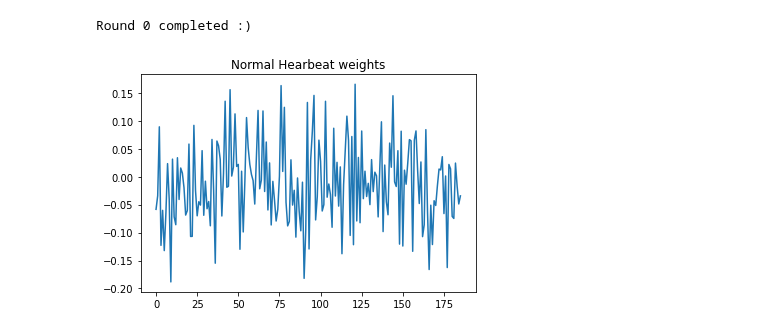
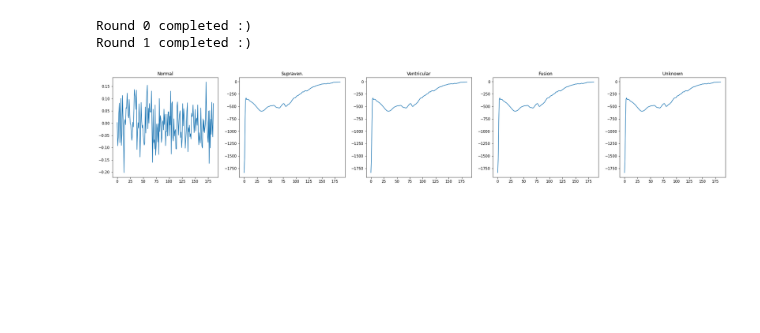
Before and after one commit to dilawarm/federated, a Jupyter notebook: notebooks/crypto.ipynb, the cells around one changed output. Saved outputs shown, nothing was run; the diff lists cells and outputs as text; code cells hidden in the pictures; blank space fills up the shorter version.

Commit message:
encryption

```diff
--- a/notebooks/crypto.ipynb
+++ b/notebooks/crypto.ipynb
@@ -10,7 +10,7 @@ from federated.data.mitbih_data_preprocessing import load_data, create_unbalance
 # %%
 train_client_data, test_client_data = load_data(normalized=True, data_selector=create_unbalanced_data)
 # %%
-LIMIT = 100
+LIMIT = 1000
 # %%
 def get_data_for_clients(source):
     data = []
@@ -134,25 +134,8 @@ sizes = [186, 5]
 weights = [np.random.randn(y, x)/np.sqrt(x) for x, y in zip(sizes[:-1], sizes[1:])]
 biases = [np.random.randn(y, 1) for y in sizes[1:]]
 # %%
-keypair = paillier.generate_paillier_keypair(n_length=1024)
+keypair = paillier.generate_paillier_keypair(n_length=200)
 pubkey, privkey = keypair
-# %%
-def encrypt(matrix):
-    matrix_list = []
-    for i in range(len(matrix)):
-        arr1 = []
-        for j in range(matrix[i].shape[0]):
-            arr2 = []
-            for k in range(matrix[i].shape[1]):
-                arr2.append(pubkey.encrypt(matrix[i][j][k]))
-
-            arr2 = np.array(arr2)
-            arr1.append(arr2)
-
-        arr1 = np.array(arr1)
-        matrix_list.append(arr1)
-
-    return matrix_list
 # %%
 weights_encrypted = encrypt(weights)
 biases_encrypted = encrypt(biases)
@@ -161,7 +144,7 @@ model = Network(sizes, weights_encrypted, biases_encrypted)
 server = Server(model)
 data = get_data_for_clients(train_client_data)
 # %%
-for round_number in range(1):
+for round_number in range(2):
     clients = [Client(f"client_{i+1}", data[i], server.model) for i in range(1)]
 
     for client in clients:
@@ -174,6 +157,7 @@ for round_number in range(1):
     print(f"Round {round_number} completed :)")
 # %% [output]
 Round 0 completed :)
+Round 1 completed :)
 # %%
 weights_encrypted = client.model.weights
 weights_encrypted = np.squeeze(weights_encrypted)
@@ -188,16 +172,19 @@ for i in range(weights_encrypted.shape[0]):
     weights_decrypted.append(arr)
 
 weights_decrypted = np.array(weights_decrypted)
-# %%
-import matplotlib.pyplot as plt
-
-plt.title("Normal Hearbeat weights")
-
-plt.plot(weights_decrypted[0, :])
-
-plt.show()
-# %% [output]
-[figure, removed]
+# %%
+import matplotlib.pyplot as plt
+
+illness = ["Normal", "Supraven.", "Ventricular", "Fusion", "Unknown"]
+fig, axs = plt.subplots(1, 5, figsize=(30, 5))
+
+for i in range(5):
+    axs[i].set_title(illness[i])
+    w = weights_decrypted[i, :]
+    axs[i].plot(w)
+plt.show()
+# %% [output]
+[figure, added]
 # %%
 weights_encrypted[0][0].ciphertext(be_secure=False)
 # %% [output]
```
Also changed, not shown: parts of 2 cells of this notebook.
